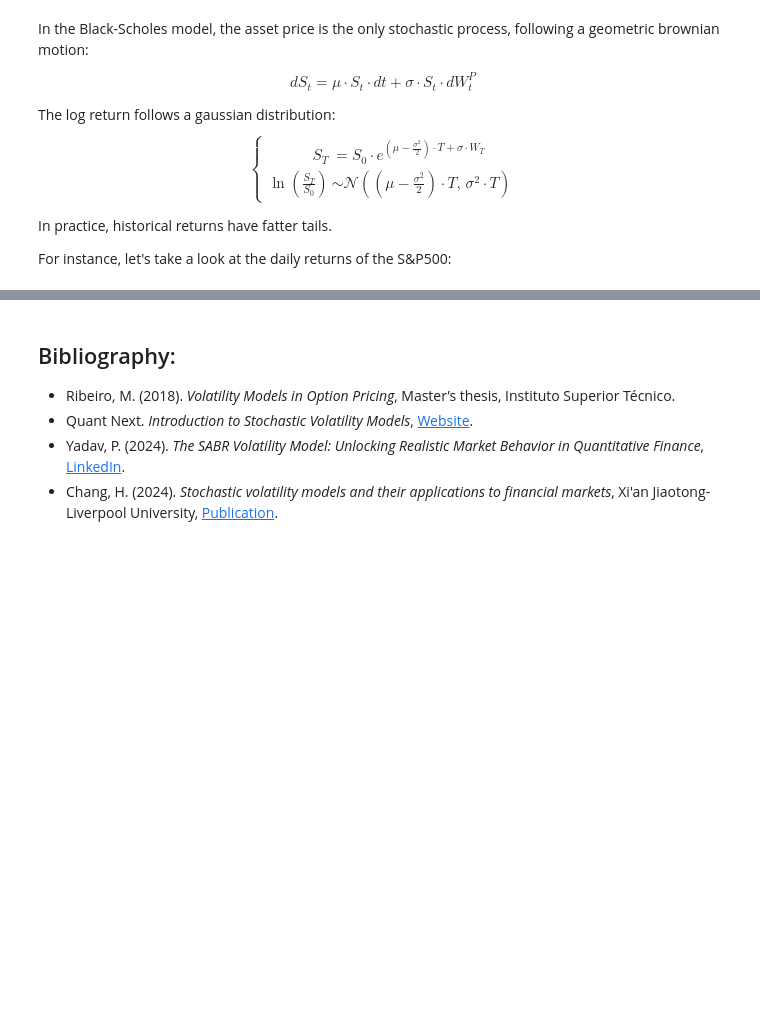
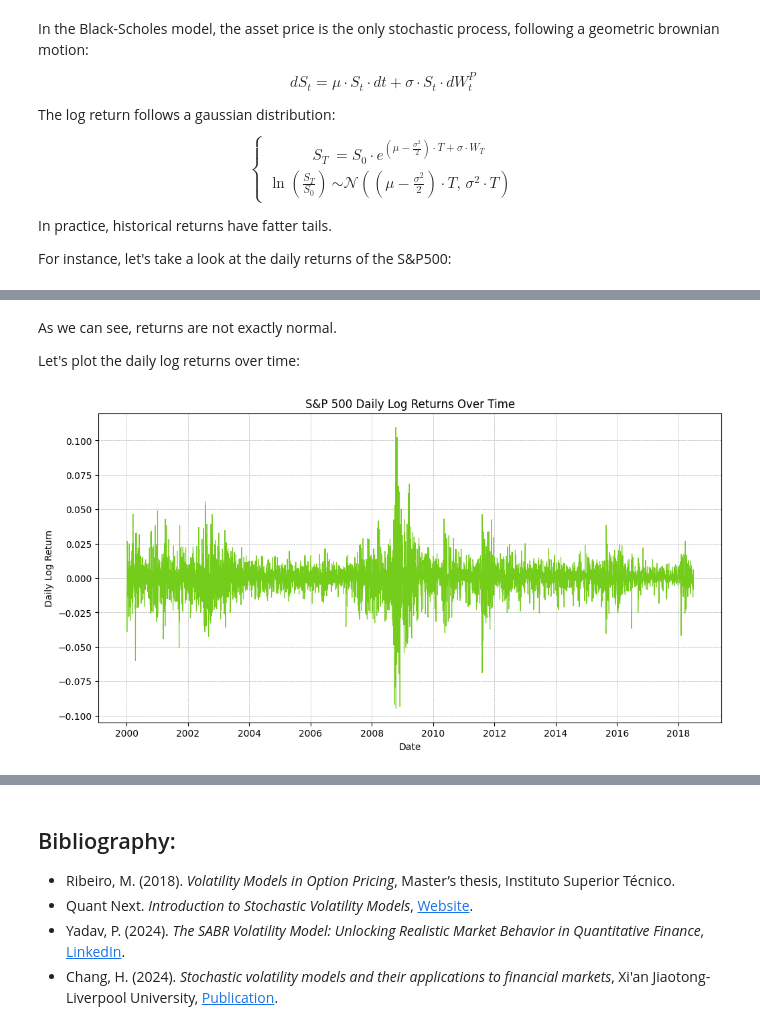
Before and after one commit to adbayre/Quant-Option-Portfolio, a Jupyter notebook: Stochastic_Volatility_Models.ipynb, the cells around one changed output, grey strips where cells are left out. Saved outputs shown, nothing was run; the diff lists cells and outputs as text; code cells hidden in the pictures; blank space fills up the shorter version.

```diff
--- a/Stochastic_Volatility_Models.ipynb
+++ b/Stochastic_Volatility_Models.ipynb
@@ -61,0 +63,15 @@ plt.show()
+# %% [markdown]
+As we can see, returns are not exactly normal.
+
+Let's plot the daily log returns over time:
+# %%
+# Let's plot daily returns of the S&P
+plt.figure(figsize=(12,6))
+plt.plot(sp500["date"], sp500["Return"], color="#74CD1B", linewidth=0.8)
+plt.title("S&P 500 Daily Log Returns Over Time")
+plt.xlabel("Date")
+plt.ylabel("Daily Log Return")
+plt.grid(True, linestyle="--", linewidth=0.5)
+plt.show()
+# %% [output]
+[figure, added]
```
Also changed, not shown: parts of 8 cells of this notebook, 1 other file.
